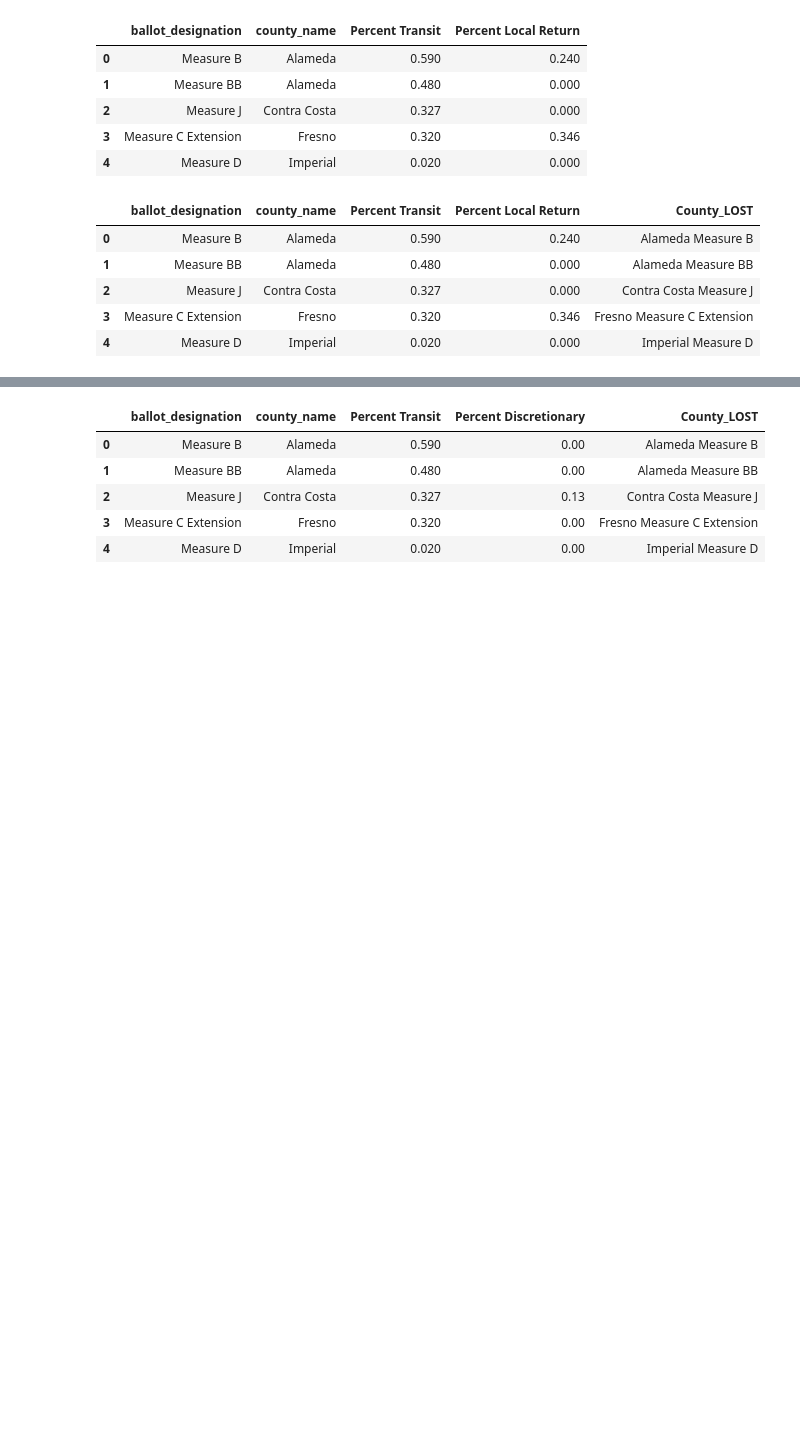
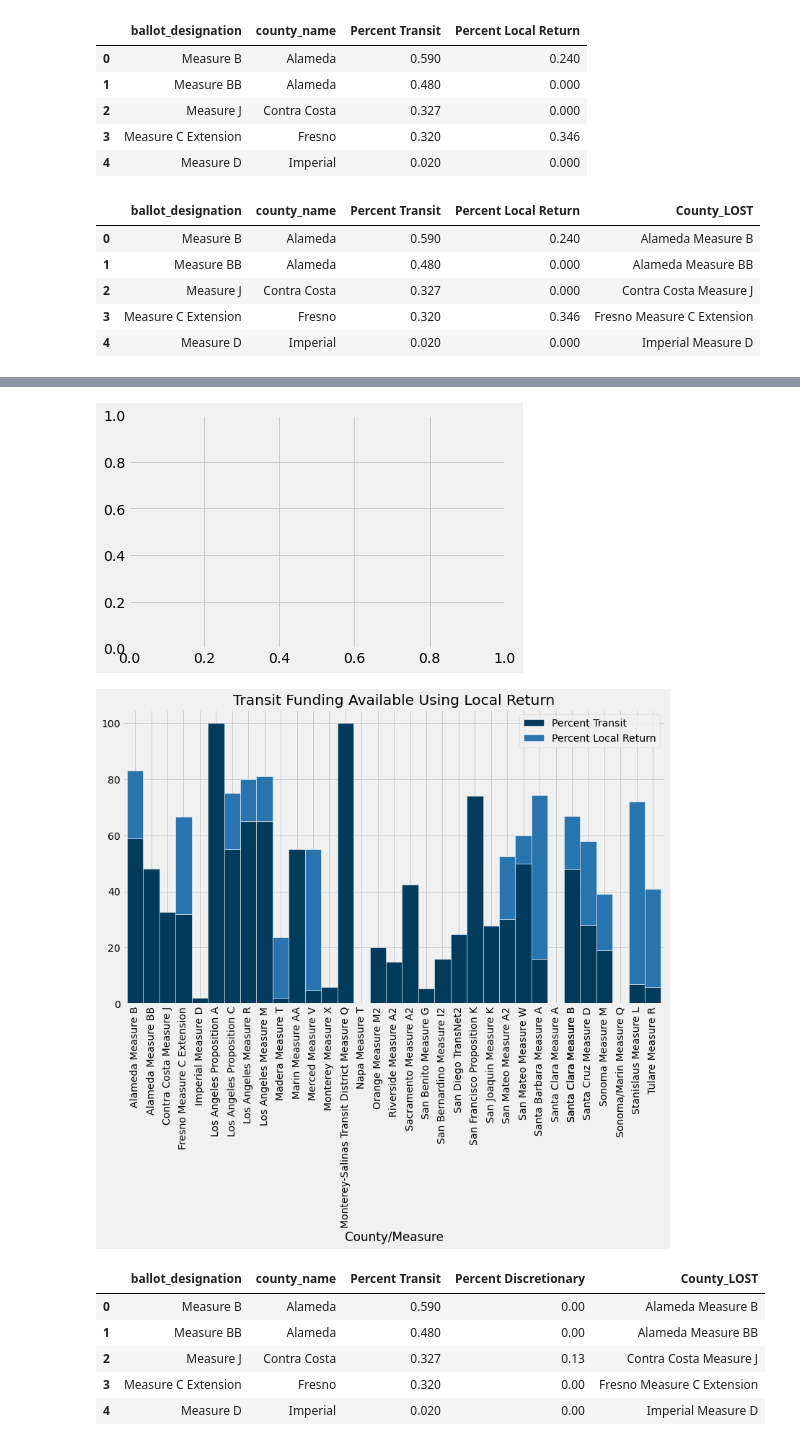
Before and after one commit to cal-itp/ucla-capstone-code, a Jupyter notebook: notebooks/8_LOSTs_identifying_funding.ipynb, the cells around one changed output, grey strips where cells are left out. Saved outputs shown, nothing was run; the diff lists cells and outputs as text; code cells hidden in the pictures; blank space fills up the shorter version.

```diff
--- a/notebooks/8_LOSTs_identifying_funding.ipynb
+++ b/notebooks/8_LOSTs_identifying_funding.ipynb
@@ -6,3 +5,6 @@ df = pd.read_csv('measures_5.csv')
+# %%
+cat = intake.open_catalog('../catalogs/catalog.yml')
+df = cat.measures.read()
 # %%
 df.head()
 # %% [output]
@@ -134,0 +117,14 @@ px.bar(lr_transit,
+# %%
+import matplotlib as mpl
+import matplotlib.pyplot as plt
+mpl.style.use('ucla')
+# %%
+fig, ax = plt.subplots()
+ax = (lr_transit.set_index('County_LOST')[['Percent Transit', 'Percent Local Return']].multiply(100).
+ plot(kind='bar', width=1, figsize=(12,7), stacked=True, edgecolor='white'));
+ax.set_xlabel('County/Measure')
+ax.set_title('Transit Funding Available Using Local Return')
+plt.savefig('./lr_chart.png', bbox_inches = "tight", facecolor='white')
+# %% [output]
+[figure, added]
+[figure, added]
```
Also changed, not shown: parts of 21 cells of this notebook, 5 other files.
